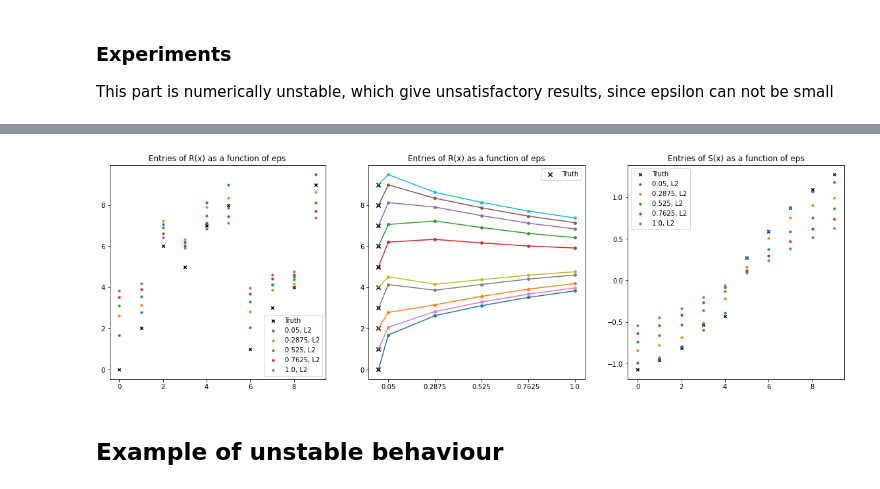
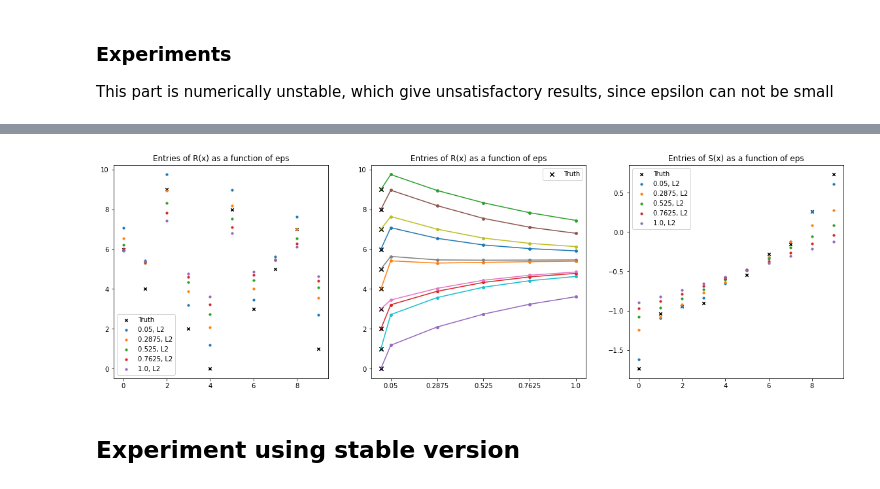
Before and after one commit to VldKnd/Rankings-And-Sorting-OT, a Jupyter notebook: experiments/np.ipynb, the cells around one changed output, grey strips where cells are left out. Saved outputs shown, nothing was run; the diff lists cells and outputs as text; code cells hidden in the pictures.

Commit message:
Little Experiments added

```diff
--- a/experiments/np.ipynb
+++ b/experiments/np.ipynb
@@ -12,16 +53,13 @@ x_size = 10
 y_size = 10
 
 eps = 0.5
-h = L2
+power = 2
 
 x = np.random.randn(10)
 y = np.linspace(0, 1, 10)
 
 a = np.ones(x_size)/x_size
 b = np.ones(y_size)/y_size
-
-x_std, x_sum, d = squash(x)
-x_squashed = sigmoid(x_std)
 
 args = np.argsort(x)
 ranks = args.argsort()
@@ -38,37 +76,37 @@ ax3 = plt.subplot(133)
 ax1.scatter(r_ticks, ranks, 20, marker="x", c="black", label="Truth")
 ax3.scatter(s_ticks, x[args], 20, marker="x", c="black", label="Truth")
 
 eps_ticks = np.linspace(0.05, 1, 5)
 for i, eps in enumerate(eps_ticks):
-    R, S = Rank_Sort(a, x, b, y, eps)
+    R, S = Rank_Sort(a, b, x, y, eps)
     R_matrix = np.concatenate((R_matrix, R[:, None]), axis=1)
 
     ax1.scatter(r_ticks, R, 10, label=str(eps)+", L2")
 
     ax3.scatter(s_ticks, S, 10, label=str(eps)+", L2")
 
 for i in range(x_size):
     ax2.scatter(np.concatenate((np.array([0]), eps_ticks)), R_matrix[i, :], 15)
     ax2.plot(np.concatenate((np.array([0]), eps_ticks)), R_matrix[i, :])
 
 ax2.scatter(np.zeros_like(ranks), ranks, 40, marker="x", c="black", label="Truth")
 
 ax1.set_title("Entries of R(x) as a function of eps")
 ax1.legend()
 
 ax2.set_xticks(eps_ticks)
 ax2.set_xticklabels(eps_ticks)
 ax2.set_title("Entries of R(x) as a function of eps")
 ax2.legend()
 
 ax3.set_title("Entries of S(x) as a function of eps")
 ax3.legend()
 
 plt.show()
 # %% [output]
-[figure, old version]
+[figure, new version]
 # %% [markdown]
-## Example of unstable behaviour
+## Experiment using stable version
 # %%
 x_size = 10
 y_size = 10
```
Also changed, not shown: parts of 2 cells of this notebook, 1 other file.
